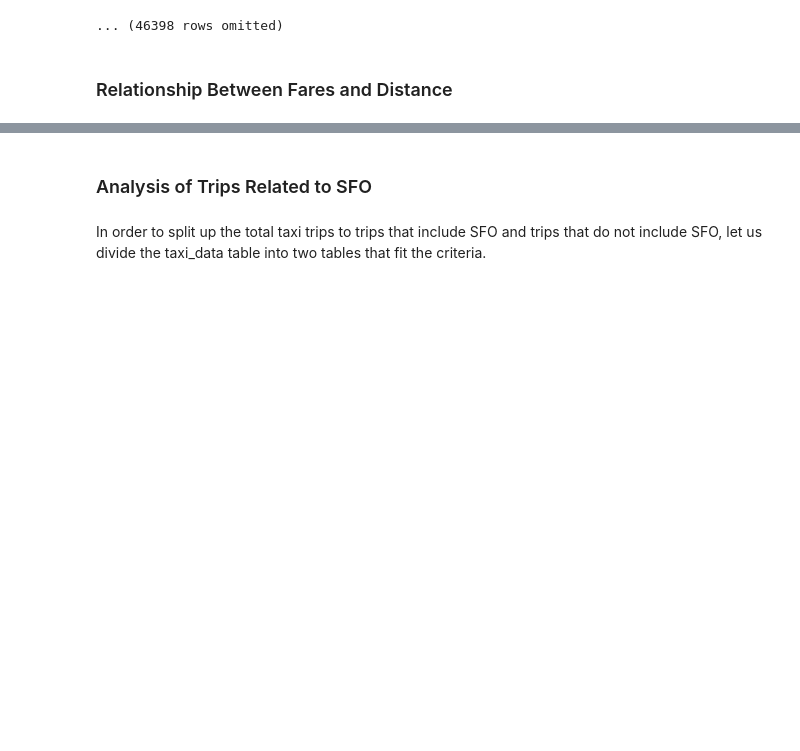
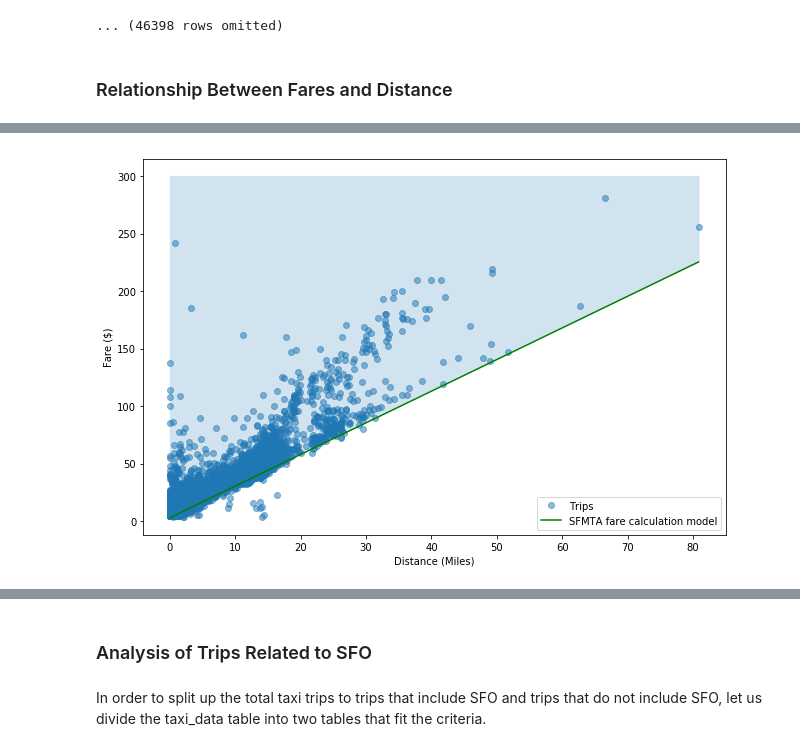
Before and after one commit to lawrencechen14/ce88-project, a Jupyter notebook: Exploration+of+Taxi+Trip+Fares+in+the+San+Francisco+Bay+Area.ipynb, the cells around one changed output, grey strips where cells are left out. Cells and saved outputs as stored; diff of their text form; code cells hidden in the pictures; blank space fills up the shorter version.

```diff
--- a/Exploration+of+Taxi+Trip+Fares+in+the+San+Francisco+Bay+Area.ipynb
+++ b/Exploration+of+Taxi+Trip+Fares+in+the+San+Francisco+Bay+Area.ipynb
@@ -46,0 +81,15 @@ theta = np.linalg.solve(X.T.dot(X), X.T.dot(y))
+# %%
+plt.figure(figsize=(9,6))
+xlim = (min(taxi_data["dist (miles)"]), max(taxi_data["dist (miles)"]))
+ylim = (min(taxi_data["fare ($)"]), max(taxi_data["fare ($)"]))
+plt.plot(taxi_data["dist (miles)"], taxi_data["fare ($)"], 'o', alpha=0.5)
+plt.plot(xlim, [3.5 + 0.55 * (5 * xlim[0] - 1), 3.5 + 0.55 * (5 * xlim[1] - 1)], 'g-')
+y1 = np.ones(82) * 300
+y2 = 3.5 + 0.55 * (5 * np.arange(82) - 1)
+plt.fill_between(np.arange(82), y2, y1, where=y1 >= y2, alpha = 0.2)
+plt.legend(["Trips", "SFMTA fare calculation model"], loc="lower right")
+plt.xlabel("Distance (Miles)")
+plt.ylabel("Fare ($)")
+plt.tight_layout()
+# %% [output]
+[figure, added]
```
Also changed, not shown: parts of 19 cells of this notebook.
